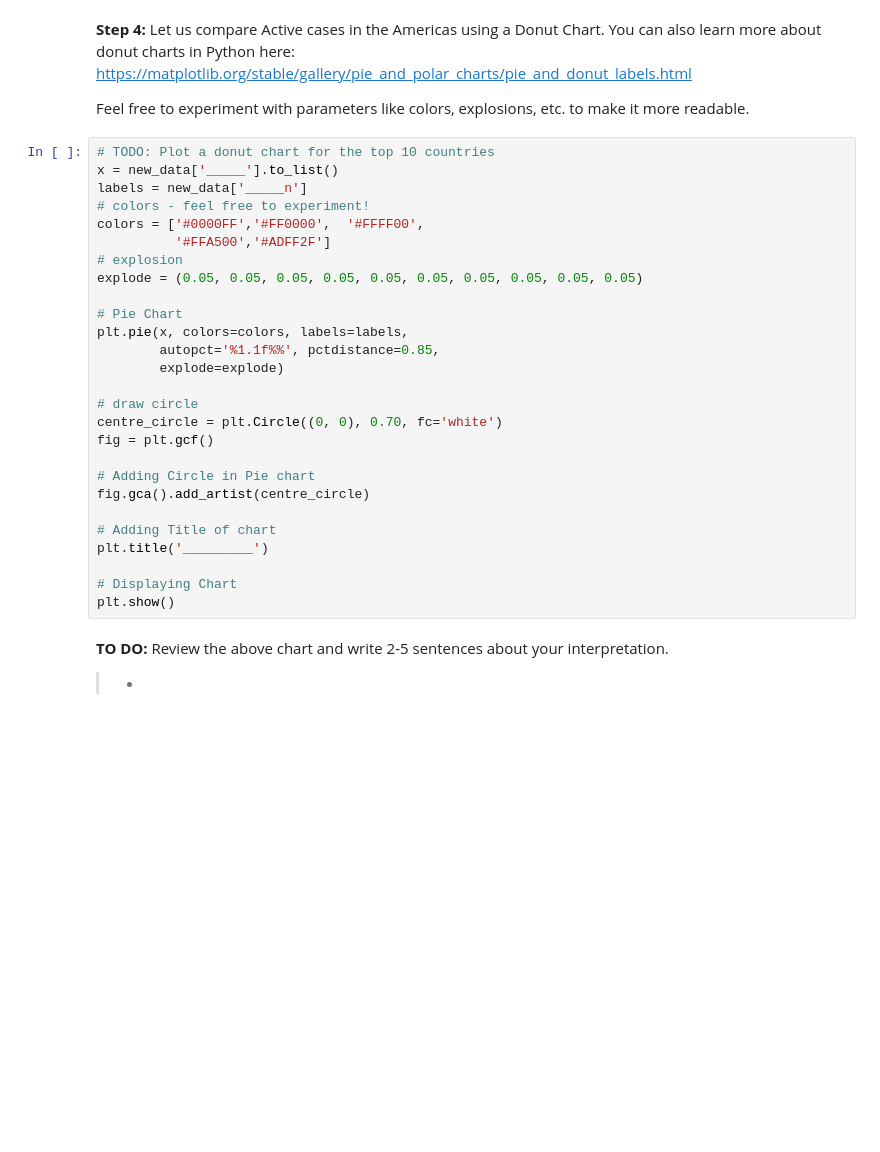
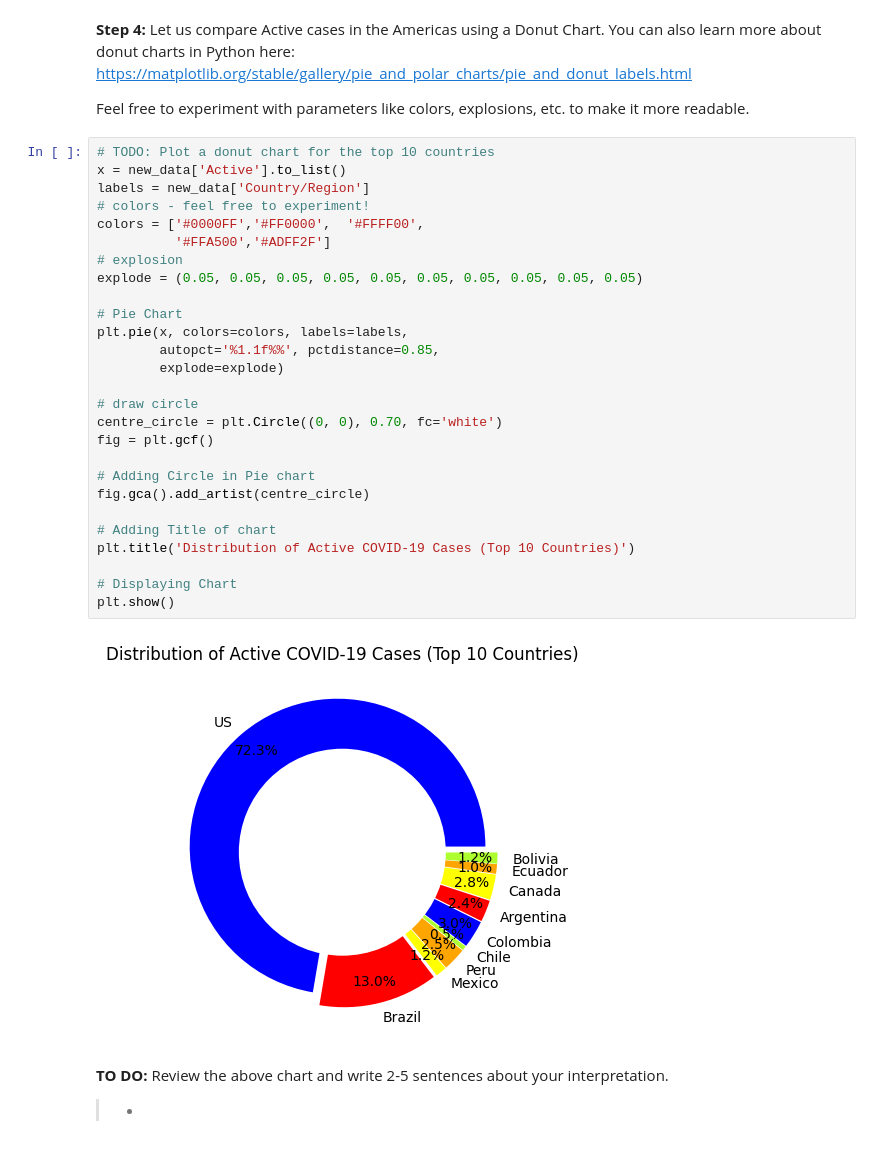
Before and after one commit to chipojaya1/myNEBDHub, a Jupyter notebook: Covid-19/NSDC_Data_Science_Projects_COVID_19_Data_Dashboard_Project.ipynb, the cells around one changed output. Drawn from its saved outputs; the diff is of its cells as text; blank space fills up the shorter version.

```diff
--- a/Covid-19/NSDC_Data_Science_Projects_COVID_19_Data_Dashboard_Project.ipynb
+++ b/Covid-19/NSDC_Data_Science_Projects_COVID_19_Data_Dashboard_Project.ipynb
@@ -276,31 +283,33 @@ You can also learn more about donut charts in Python here: https://matplotlib.or
 Feel free to experiment with parameters like colors, explosions, etc. to make it more readable.
 # %%
 # TODO: Plot a donut chart for the top 10 countries
-x = new_data['_____'].to_list()
-labels = new_data['_____n']
+x = new_data['Active'].to_list()
+labels = new_data['Country/Region']
 # colors - feel free to experiment!
 colors = ['#0000FF','#FF0000',  '#FFFF00',
           '#FFA500','#ADFF2F']
 # explosion
 explode = (0.05, 0.05, 0.05, 0.05, 0.05, 0.05, 0.05, 0.05, 0.05, 0.05)
 
 # Pie Chart
 plt.pie(x, colors=colors, labels=labels,
         autopct='%1.1f%%', pctdistance=0.85,
         explode=explode)
 
 # draw circle
 centre_circle = plt.Circle((0, 0), 0.70, fc='white')
 fig = plt.gcf()
 
 # Adding Circle in Pie chart
 fig.gca().add_artist(centre_circle)
 
 # Adding Title of chart
-plt.title('_________')
+plt.title('Distribution of Active COVID-19 Cases (Top 10 Countries)')
 
 # Displaying Chart
 plt.show()
+# %% [output]
+[figure, added]
 # %% [markdown]
 **TO DO:** Review the above chart and write 2-5 sentences about your interpretation.
 
```
Also changed, not shown: parts of 3 cells of this notebook.
